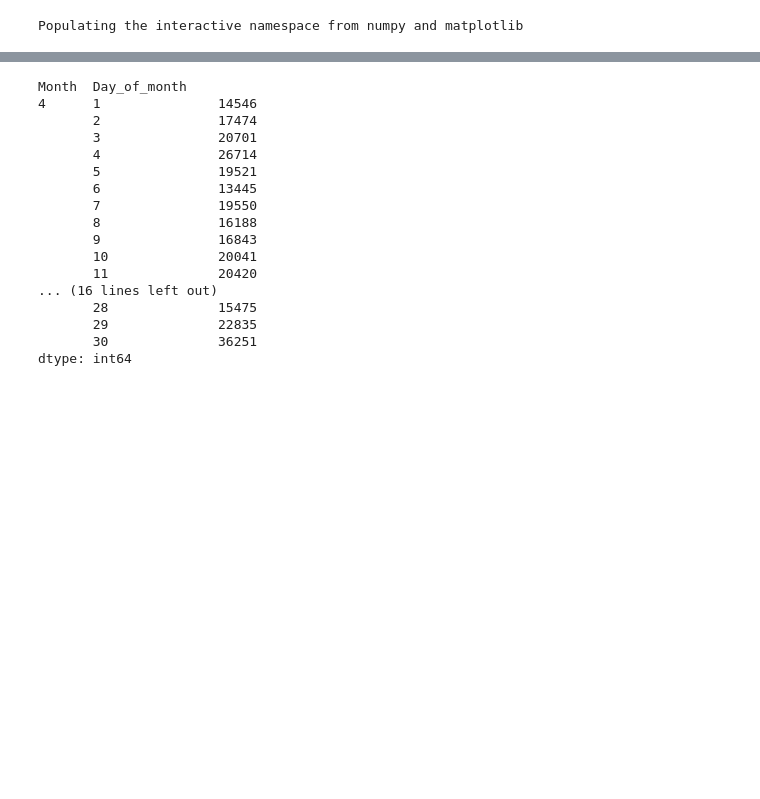
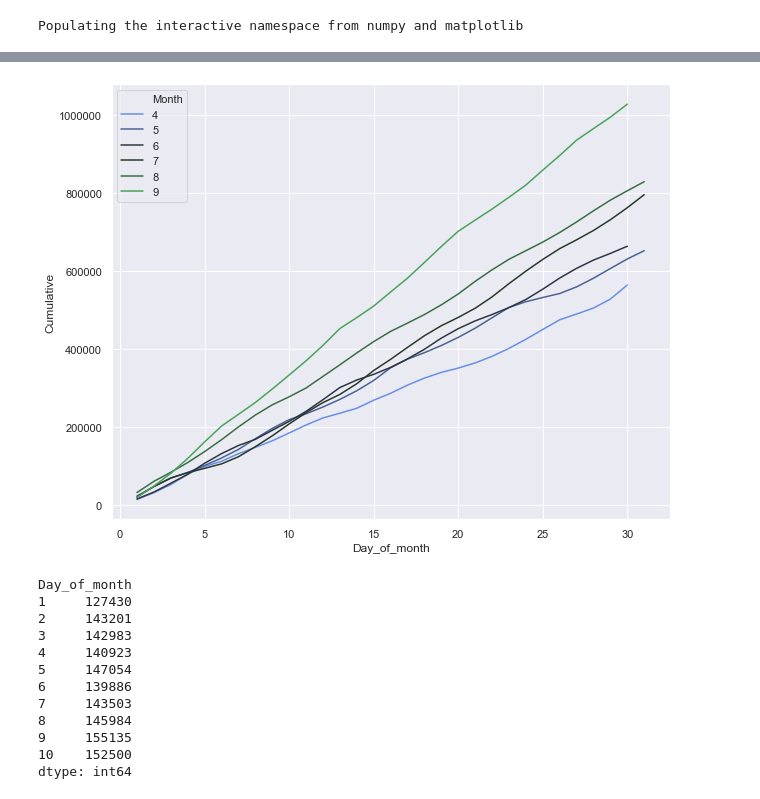
Before and after one commit to kilus666/Python-VCCORP, a Jupyter notebook: Ubercase/Uber analytic.ipynb, the cells around one changed output, grey strips where cells are left out. Cells and saved outputs as stored; diff of their text form; code cells hidden in the pictures; blank space fills up the shorter version.

```diff
--- a/Ubercase/Uber analytic.ipynb
+++ b/Ubercase/Uber analytic.ipynb
@@ -72,3 +96,6 @@ import seaborn as sns
 import matplotlib.pyplot as plt
 # %% [output]
 Populating the interactive namespace from numpy and matplotlib
+# %%
+by_date = df.groupby(["Month","Day_of_month"]).size().reset_index(name="Count")
+by_date.info()
@@ -74,0 +111,17 @@ Populating the interactive namespace from numpy and matplotlib
+# %%
+def Cumulative(data_frame, value_column, time_column):
+    additional_column= []
+    for index, count in data_frame[value_column].items():
+        if index!=0:
+            if by_date[time_column][index]==by_date[time_column][index-1]:
+                    additional_column.append(additional_column[-1]+count)
+            else:
+                additional_column.append(count)
+        else:
+            additional_column.append(count)
+    return additional_column
+# %%
+cumulative= Cumulative(by_date,"Count","Month")
+
+by_date["Cumulative"]= cumulative
+by_date.info()
@@ -75,24 +138,25 @@ Populating the interactive namespace from numpy and matplotlib
+# %%
+plt.figure(figsize=(10,8))
+sns.lineplot(x="Day_of_month", y="Cumulative", hue="Month", data=by_date, palette =sns.diverging_palette(255, 133, l=60, n=6, center="dark"));
+# %% [output]
+[figure, added]
 # %%
 def count_rows(rows):
     return len(rows)
 
-by_date = df.groupby(["Month","Day_of_month"]).apply(count_rows)
-by_date
+by_date_2= df.groupby("Day_of_month").apply(count_rows)
+
+by_date_2.head(10)
 # %% [output]
-Month  Day_of_month
-4      1               14546
-       2               17474
-       3               20701
-       4               26714
-       5               19521
-       6               13445
-       7               19550
-       8               16188
-       9               16843
-       10              20041
-       11              20420
-... (16 lines left out)
-       28              15475
-       29              22835
-       30              36251
+Day_of_month
+1     127430
+2     143201
+3     142983
+4     140923
+5     147054
+6     139886
+7     143503
+8     145984
+9     155135
+10    152500
 dtype: int64
```
Also changed, not shown: parts of 14 cells of this notebook, 1 other file.
